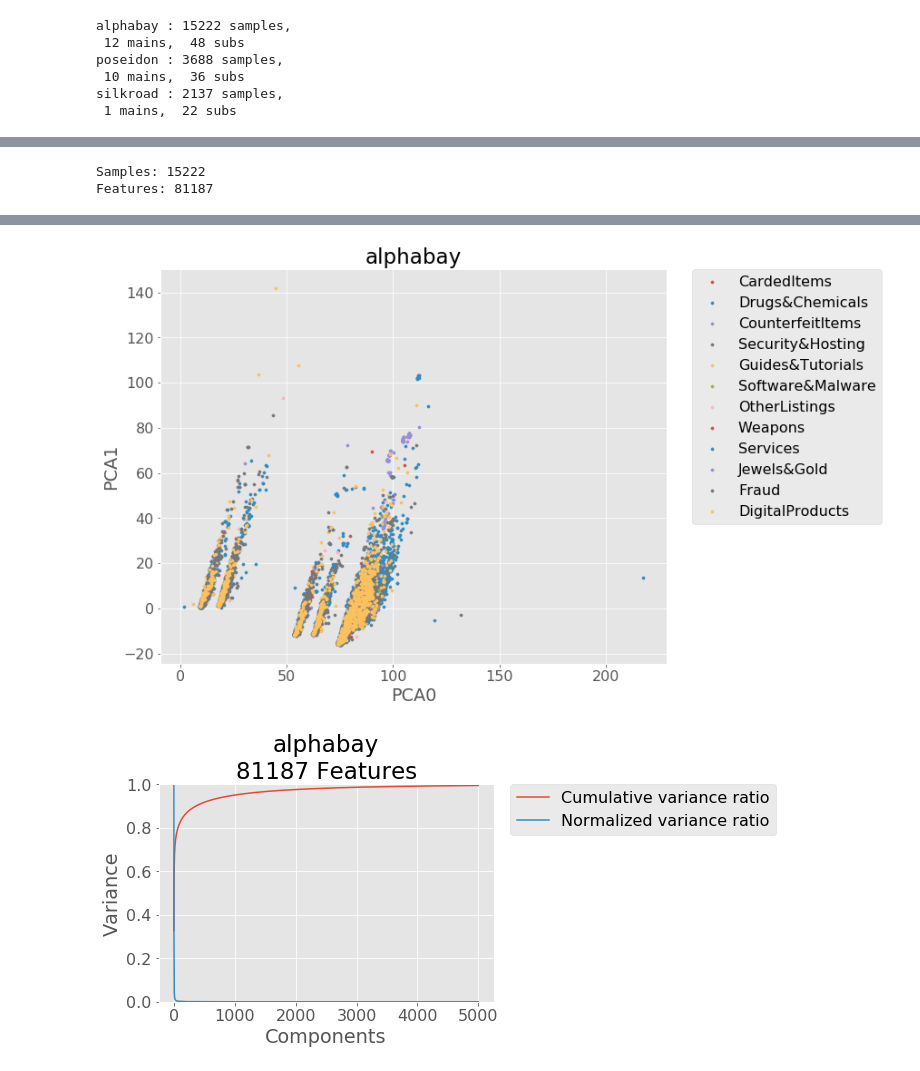
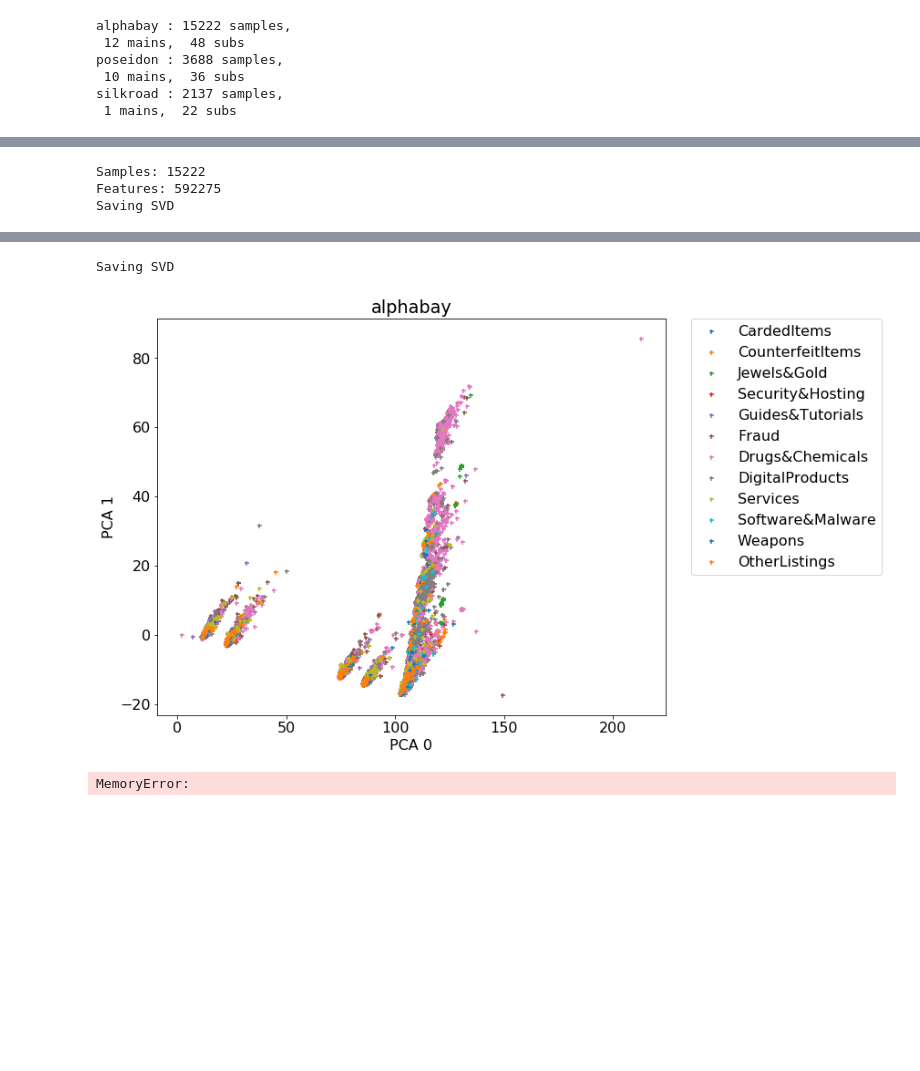
Before and after one commit to hampusadamsson/darknet_market_analyzis, a Jupyter notebook: dataset_ml.ipynb, the cells around one changed output, grey strips where cells are left out. Drawn from its saved outputs; the diff is of its cells as text; code cells hidden in the pictures; blank space fills up the shorter version.

```diff
--- a/dataset_ml.ipynb
+++ b/dataset_ml.ipynb
@@ -23,6 +23,7 @@ from tqdm import tqdm
 from copy import copy
 from sklearn.decomposition import PCA, TruncatedSVD, SparsePCA
 
+from sklearn.neural_network import MLPClassifier
 from sklearn.ensemble import IsolationForest
 from sklearn.svm import OneClassSVM
 from sklearn.covariance import EllipticEnvelope
@@ -38,7 +39,9 @@ from sklearn.decomposition import PCA, NMF, IncrementalPCA, FastICA, LatentDiric
 from sklearn.manifold import Isomap, MDS, LocallyLinearEmbedding, TSNE
 
 matplotlib.rcParams.update({'font.size': 16})
-plt.style.use("ggplot")
+
+# plt.style.use("ggplot")
+plt.style.use('default')
 # %%
 category = {}
 category_sub = {}
@@ -818,7 +884,6 @@ def scree(dim=1000, threshold=.9):
     if dim >= input_data.shape[1]:
         dim = int(input_data.shape[1]/2)
 
-    matplotlib.rcParams.update({'font.size': 13})
     xRed_, pca2 = red_dim(input_data, dim)
 
 
@@ -834,7 +899,7 @@ def scree(dim=1000, threshold=.9):
     plt.xlabel("Components")
     plt.title("{}\n{} Features".format(domain, input_data.shape[1]))
     plt.plot(var_rat, label="Cumulative variance ratio")
-    plt.plot(var, label="Normalized variance ratio")
+    plt.plot(var, label="Normalized variance")
     plt.legend(bbox_to_anchor=(1.05, 1), loc=2, borderaxespad=0.)
     plt.ylim([0,1])
     plt.show()
@@ -845,3 +910,15 @@ def scree(dim=1000, threshold=.9):
     return dim
 
 # scree(100, .95)
+# %%
+#
+# Make same domain etc.
+#
+
+description["poseidon"].append('Services')
+description["poseidon"].append('Jewels&Gold')
+category["poseidon"].append('Services')
+category["poseidon"].append('Jewels&Gold')
+
+pprint(len(set(category["poseidon"])))
+pprint(len(set(category["alphabay"])))
@@ -848,7 +928,7 @@ def scree(dim=1000, threshold=.9):
 # %%
-#
-# Problem and target
-#
+##
+## Problem and target
+##
 
 domain = "alphabay"
 problem = category[domain]
@@ -859,53 +939,52 @@ print("Samples:", len(problem))
 print("Features:", input_data.shape[1])
 
 
-#
-# Visualize data
-#
+##
+## Visualize data
+##
 plot_data_3d()
 plot_data_2d()
 
-
-#
-# Check BOW-model feature restraints
-#
+##
+## Check BOW-model feature restraints
+##
 
 # feat_impact(domain, start=10, stop=2500, step=100)
 
-#
-# Check when exp. var > treshold (nm of useful features)
-#
+##
+## Check when exp. var > treshold (nm of useful features)
+##
 
-dims = scree(5000, .95)
+dims = scree(1000, .99)
 
-
-#
-# Train models
-#
+##
+## Train models
+##
 
 # clf = create_clf(input_data)
 # clfD = (clf, input_data, "none", "{} - Default".format(input_data.shape[1]))
 # clfs = [clfD]
 clfs = []
-for x in tqdm([dims, int(dims/2), 5, 3]):
+for x in tqdm([int(dims), int(dims/2)]):
     input_, pca = red_dim(input_data, x)
-    clf = create_clf(input_)
+    clf = create_clf(input_) #, domain_bypass='alphabay'
     clfs.append((clf, input_, pca, "{}dim".format(x)))
 
-#
-# Display result
-#
+##
+## Display result
+##
 
 plot_clfs(clfs)
 
 
-#
-# Result F1 & Confusion matrix
-#
+##
+## Result F1 & Confusion matrix
+##
 
 for clf_ in clfs:
     eval_clf(clf_)
     plot_confusion_matrix(clf_, normalize=True)
 # %% [output]
 Samples: 15222
-Features: 81187
+Features: 592275
+Saving SVD
@@ -913,2 +992,3 @@ Features: 81187
+Saving SVD
-[figure, old version]
+[figure, new version]
-[figure, removed]
+MemoryError:
```
Also changed, not shown: parts of 19 cells of this notebook.
